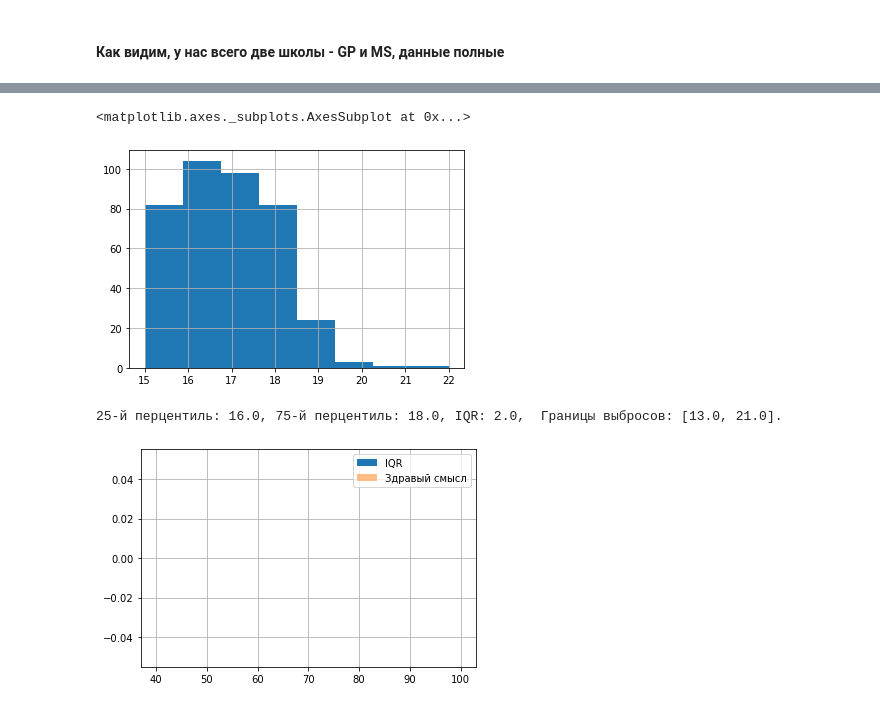
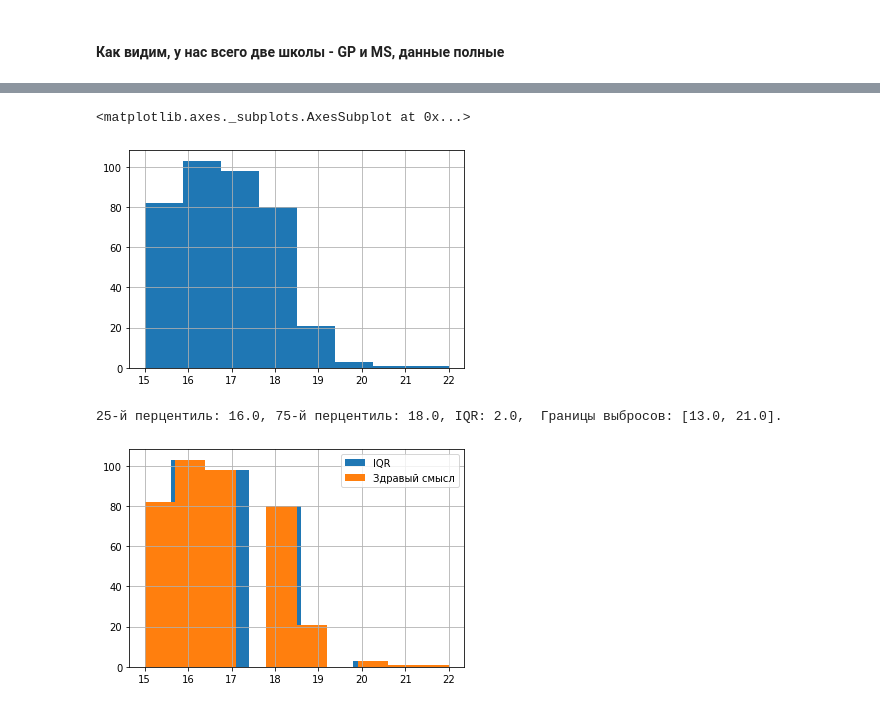
Before and after one commit to novikaj/AlinaProjects, a Jupyter notebook: module_2/0_project_2_EDA.ipynb, the cells around one changed output, grey strips where cells are left out. Cells and saved outputs as stored; diff of their text form; code cells hidden in the pictures.

```diff
--- a/module_2/0_project_2_EDA.ipynb
+++ b/module_2/0_project_2_EDA.ipynb
@@ -15,6 +15,7 @@ pd.set_option('display.max_columns', 50) # показывать больше к
 
 
 studying = pd.read_csv('stud_math.csv')
+studying = studying[studying['score'].notnull()] # удаляем все строки, где отсутствует значение целевой переменной ('score')
 # %% [markdown]
 ## Предобработка
 # %%
@@ -113,27 +109,26 @@ Name: age, dtype: int64
 studying.age.hist(bins=8)
 # %% [output]
 <matplotlib.axes._subplots.AxesSubplot at 0x...>
-[figure, old version]
+[figure, new version]
 # %%
-#Посмотрим на выбросы (визуально их нет):
+#Посмотрим на выбросы:
 IQR = studying.age.quantile(0.75) - studying.age.quantile(0.25) #Интерквартильный размах
 perc25 = studying.age.quantile(0.25)
 perc75 = studying.age.quantile(0.75)
 
 print(
 '25-й перцентиль: {},'.format(perc25),
 '75-й перцентиль: {},'.format(perc75),
 "IQR: {}, ".format(IQR),
 "Границы выбросов: [{f}, {l}].".format(f=perc25 - 1.5*IQR, l=perc75 + 1.5*IQR))
 
 studying.age.loc[studying.age.between(
 perc25 - 1.5*IQR,
-perc75 + 1.5*IQR)].hist(bins = 16, range = (40, 100), label = 'IQR')
+perc75 + 1.5*IQR)].hist(label = 'IQR')
 
-studying.age.loc[studying.age <= 100].hist(
-alpha = 0.5, bins = 16, range = (40, 100), label = 'Здравый смысл')
+studying.age.loc[studying.age <= 100].hist(label = 'Здравый смысл')
 
 plt.legend();
 # %% [output]
 25-й перцентиль: 16.0, 75-й перцентиль: 18.0, IQR: 2.0,  Границы выбросов: [13.0, 21.0].
-[figure, old version]
+[figure, new version]
```
Also changed, not shown: parts of 43 cells of this notebook.
